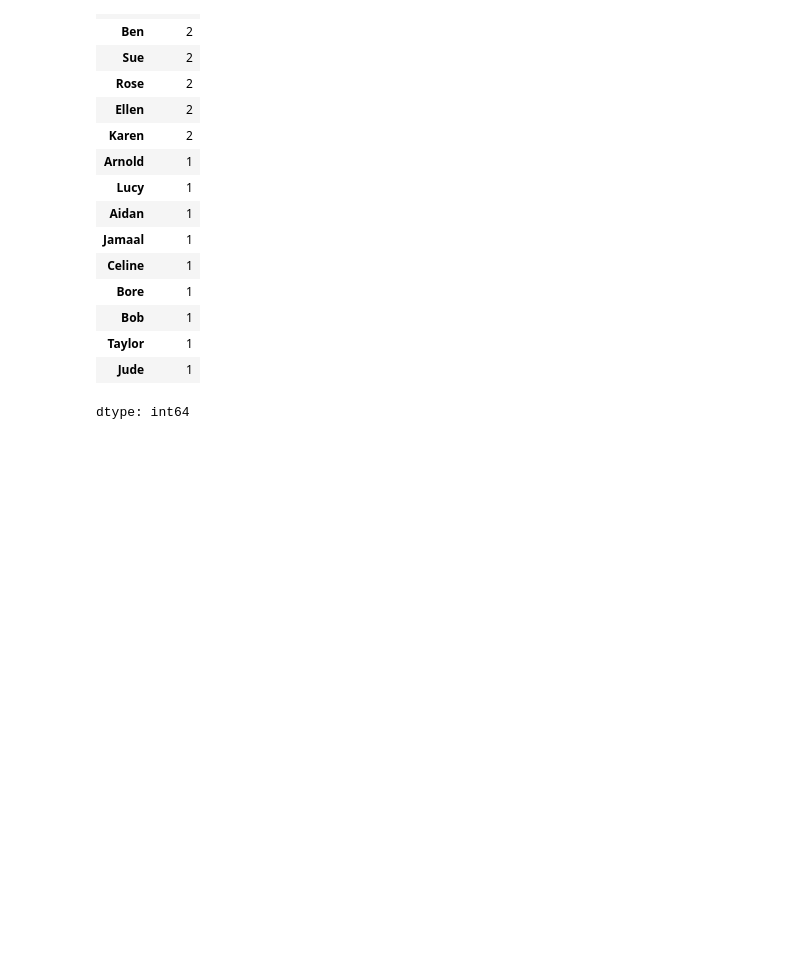
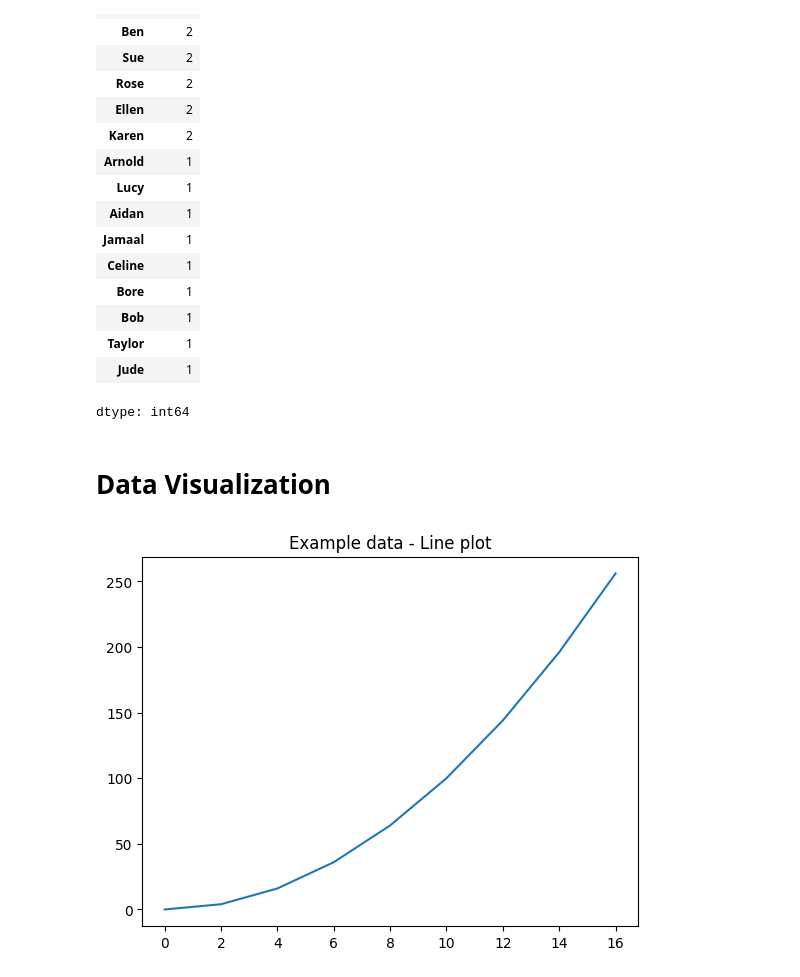
Before and after one commit to aysedemirel/machine-learning, a Jupyter notebook: dataPlayground.ipynb, the cells around one changed output. Saved outputs shown, nothing was run; the diff lists cells and outputs as text; code cells hidden in the pictures; blank space fills up the shorter version.

Commit message:
Add data visualization examples

```diff
--- a/dataPlayground.ipynb
+++ b/dataPlayground.ipynb
@@ -652,3 +652,5 @@ all_data["Name"].value_counts()
 | Taylor | 1 |
 | Jude | 1 |
 dtype: int64
+# %% [markdown]
+# Data Visualization
@@ -654,0 +660,9 @@ dtype: int64
+# %%
+x = [0, 2, 4, 6, 8, 10, 12, 14, 16]
+y = [0, 4, 16, 36, 64, 100, 144, 196, 256]
+# %%
+plt.plot(x, y)
+plt.title("Example data - Line plot")
+plt.show()
+# %% [output]
+[figure, added]
```
Also changed, not shown: parts of 9 cells of this notebook.
